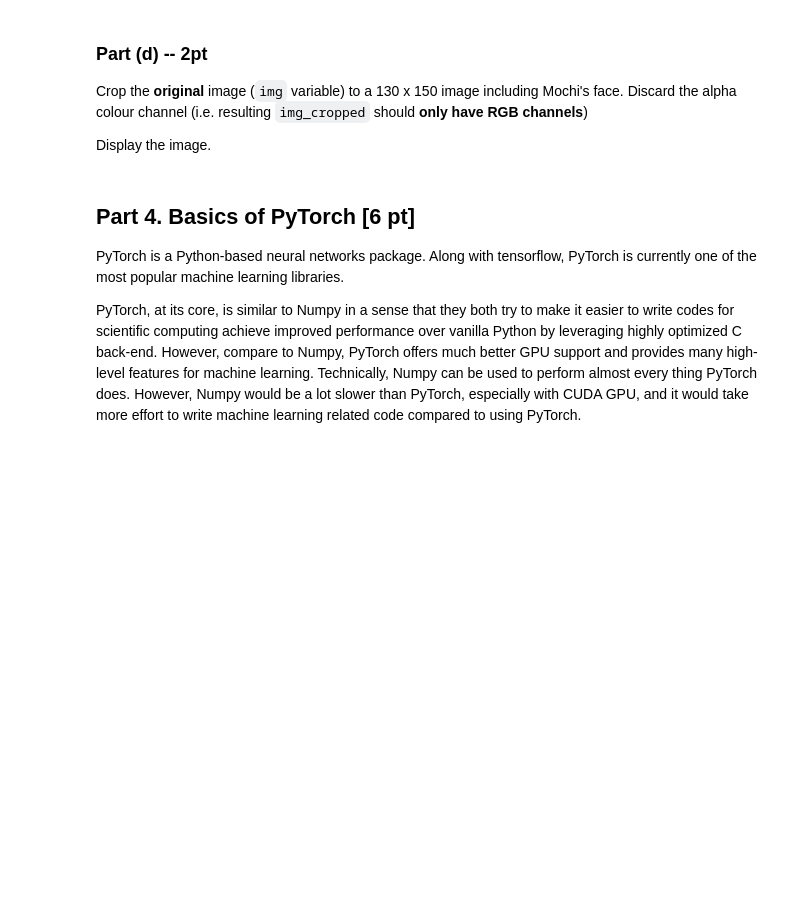
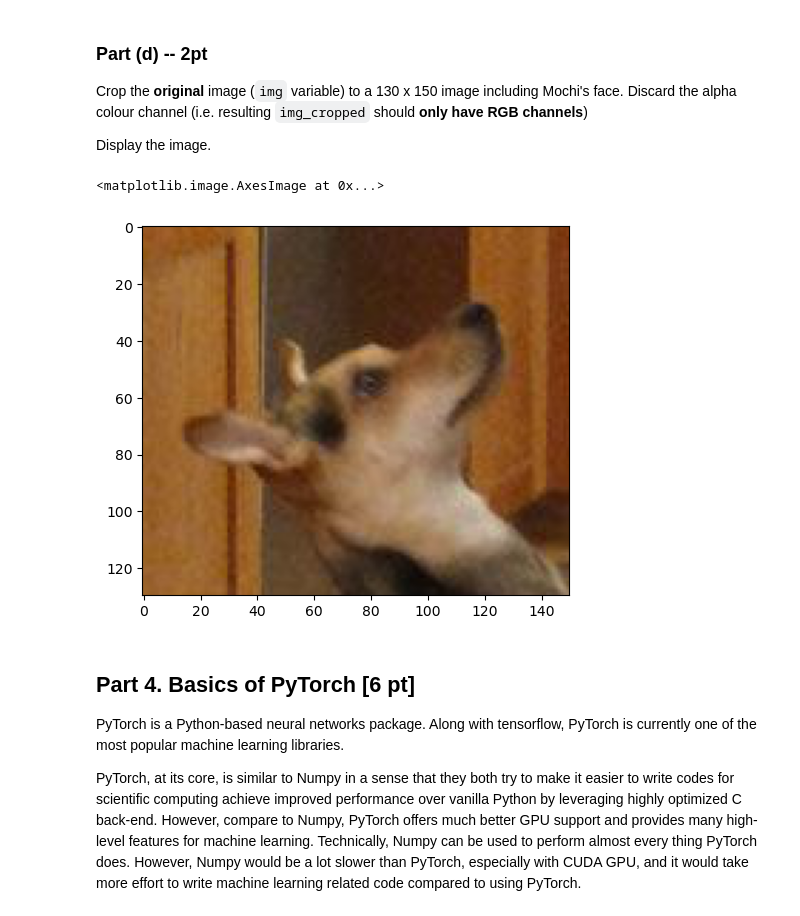
Before and after one commit to Samantha-Hossain/APS360, a Jupyter notebook: Lab1.ipynb, the cells around one changed output. Saved outputs shown, nothing was run; the diff lists cells and outputs as text; code cells hidden in the pictures; blank space fills up the shorter version.

```diff
--- a/Lab1.ipynb
+++ b/Lab1.ipynb
@@ -380,6 +400,19 @@ img_add = None
 Crop the **original** image (`img` variable) to a 130 x 150 image including Mochi's face. Discard the alpha colour channel (i.e. resulting `img_cropped` should **only have RGB channels**)
 
 Display the image.
+# %%
+img_crop = None
+
+#cropping the image to only show mochi's face
+img_crop = img[0:130, 10:160]
+
+#discard alpha colour channel
+img_crop = img_crop[:, :, :3]
+
+plt.imshow(img_crop)
+# %% [output]
+<matplotlib.image.AxesImage at 0x...>
+[figure, added]
 # %% [markdown]
 ## Part 4. Basics of PyTorch [6 pt]
 
```
Also changed, not shown: parts of 6 cells of this notebook.
